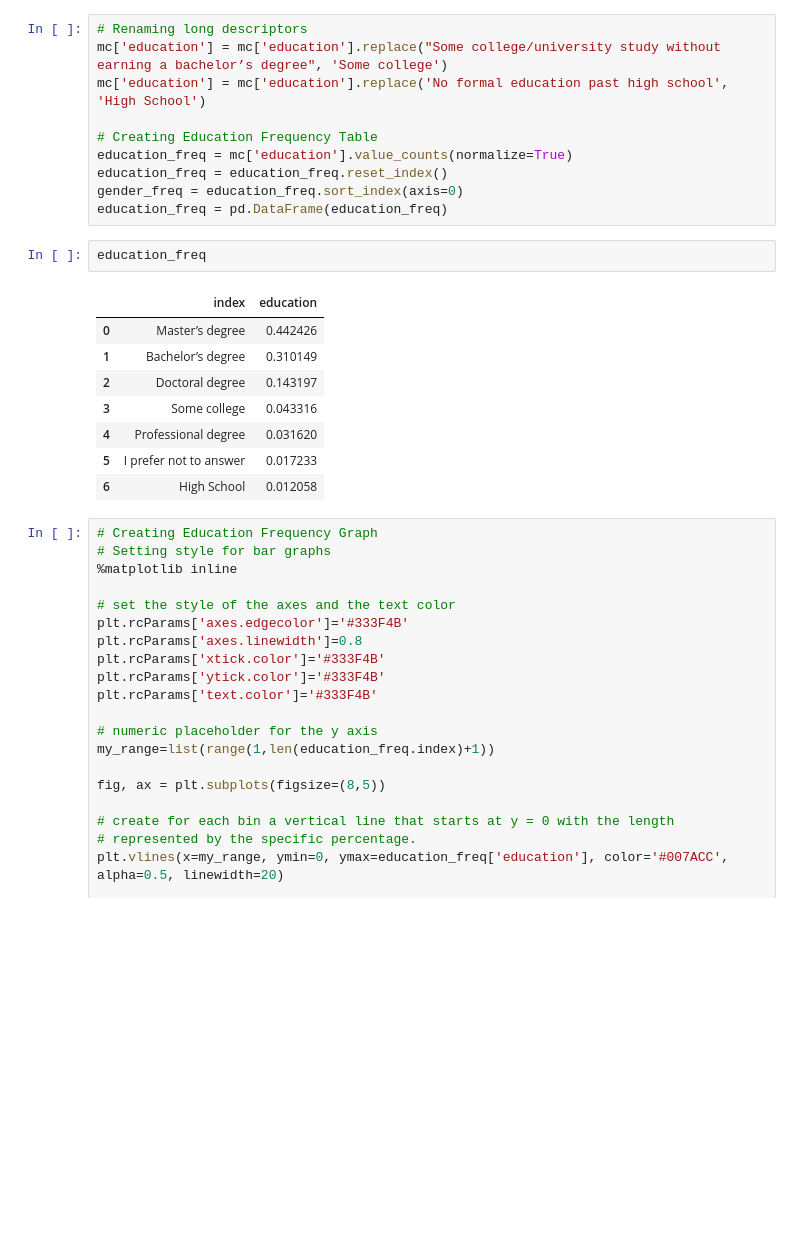
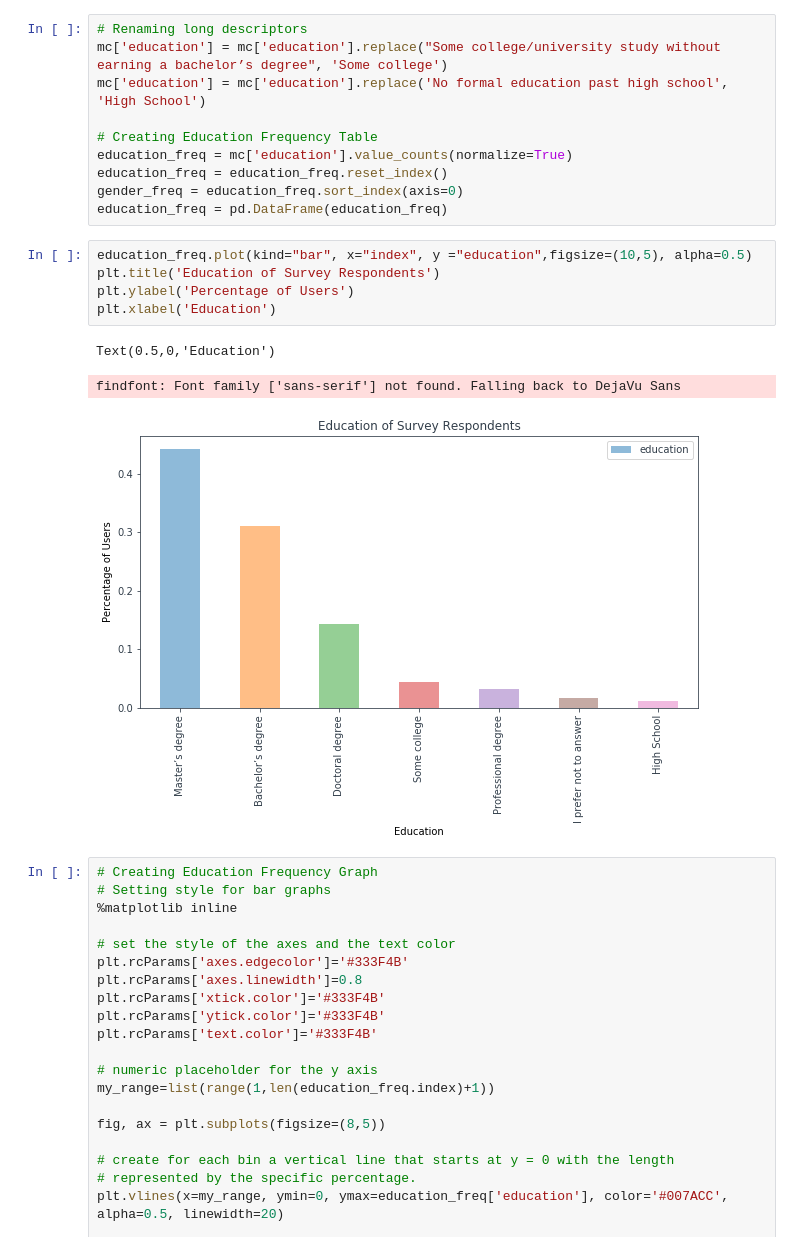
Before and after one commit to Jasonsitu/Kaggle-User-Analysis, a Jupyter notebook: Kaggle New Product Recommendation.ipynb, the cells around one changed output. Cells and saved outputs as stored; diff of their text form; blank space fills up the shorter version.

```diff
--- a/Kaggle New Product Recommendation.ipynb
+++ b/Kaggle New Product Recommendation.ipynb
@@ -621,17 +628,15 @@ education_freq = mc['education'].value_counts(normalize=True)
 education_freq = education_freq.reset_index()
 gender_freq = education_freq.sort_index(axis=0)
 education_freq = pd.DataFrame(education_freq)
-# %%
-education_freq
-# %% [output]
-|  | index | education |
-| 0 | Master’s degree | 0.442426 |
-| 1 | Bachelor’s degree | 0.310149 |
-| 2 | Doctoral degree | 0.143197 |
-| 3 | Some college | 0.043316 |
-| 4 | Professional degree | 0.031620 |
-| 5 | I prefer not to answer | 0.017233 |
-| 6 | High School | 0.012058 |
+# %%
+education_freq.plot(kind="bar", x="index", y ="education",figsize=(10,5), alpha=0.5)
+plt.title('Education of Survey Respondents')
+plt.ylabel('Percentage of Users')
+plt.xlabel('Education')
+# %% [output]
+Text(0.5,0,'Education')
+findfont: Font family ['sans-serif'] not found. Falling back to DejaVu Sans
+[figure, added]
 # %%
 # Creating Education Frequency Graph
 # Setting style for bar graphs
```
Also changed, not shown: parts of 11 cells of this notebook.
